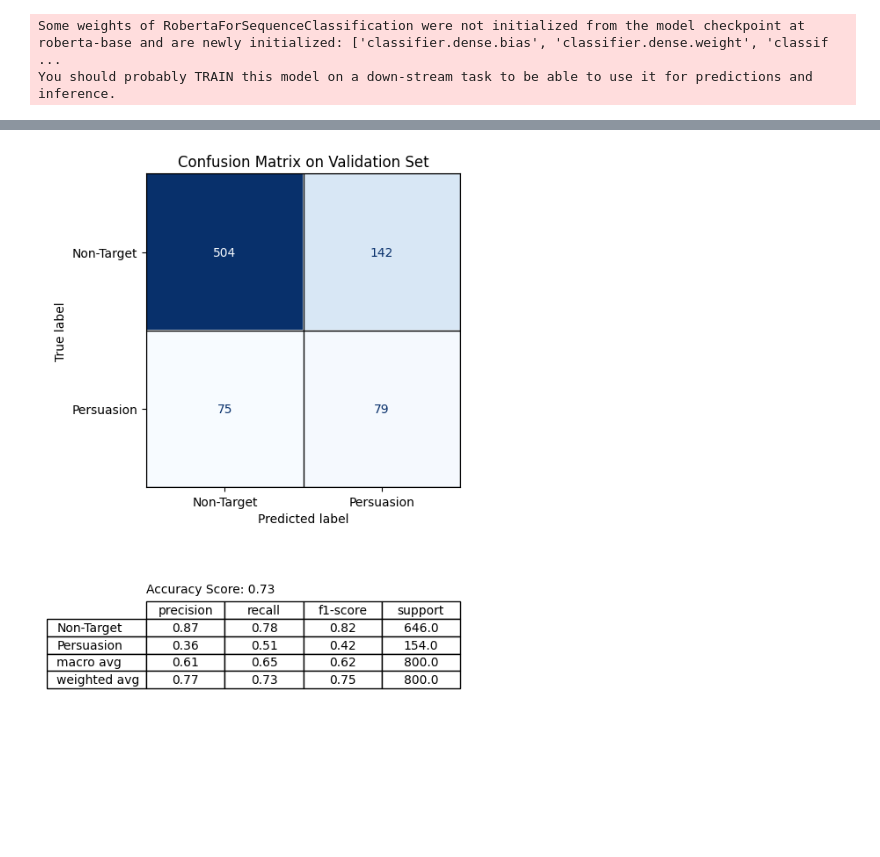
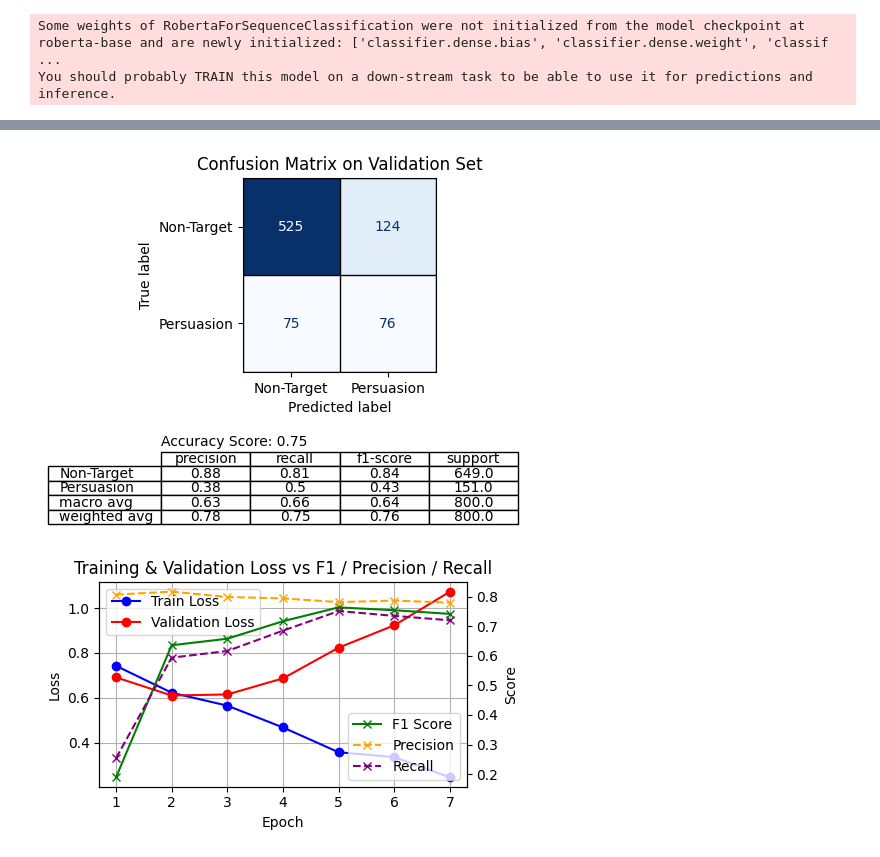
Before and after one commit to KJWesthoff/266FinalProject, a Jupyter notebook: WeightedSkew/RoBERTa_Binary_ManipDetection_PersuasionBinary_WeightedV1.ipynb, the cells around one changed output, grey strips where cells are left out. Drawn from its saved outputs; the diff is of its cells as text; code cells hidden in the pictures; blank space fills up the shorter version.

```diff
--- a/WeightedSkew/RoBERTa_Binary_ManipDetection_PersuasionBinary_WeightedV1.ipynb
+++ b/WeightedSkew/RoBERTa_Binary_ManipDetection_PersuasionBinary_WeightedV1.ipynb
@@ -308,7 +278,7 @@ training_args = TrainingArguments(
     load_best_model_at_end=True,
     run_name="bert-binary-manip",
     report_to="none",
-    learning_rate=2e-5,
+    learning_rate=1e-5,
 )
 # %%
 ## Evaluation metrics
@@ -489,36 +444,77 @@ main_df = report_df.drop(index='accuracy')
 accuracy_df = report_df.loc[['accuracy']]
 
 # Create figure
-fig, (ax1, ax2) = plt.subplots(2, 1, figsize=(5, 7), gridspec_kw={'height_ratios': [2, 0.5]})
+fig, (ax1, ax2) = plt.subplots(2, 1, figsize=(5, 4), gridspec_kw={'height_ratios': [2, 0.5]})
 
 # Plot confusion matrix
 disp.plot(cmap=plt.cm.Blues, ax=ax1, colorbar=False)
 ax1.set_title("Confusion Matrix on Validation Set")
 # Add gridlines around each cell in confusion matrix
 num_classes = cm.shape[0]
 for i in range(num_classes + 1):
     ax1.axhline(i - 0.5, color='black', linewidth=1)
     ax1.axvline(i - 0.5, color='black', linewidth=1)
 
 
 # Classification report
 ax2.axis('off')
-ax2.text(0, 1.1,f"Accuracy Score: {accuracy_df.values[0][0]}" , ha='left', va='top', fontsize=10)
+ax2.text(0, 1.6,f"Accuracy Score: {accuracy_df.values[0][0]}" , ha='left', va='top', fontsize=10)
 
 # Prediction report table
 main_table = ax2.table(cellText=main_df.values,
                        colLabels=main_df.columns,
                        rowLabels=main_df.index,
                        loc='center',
                        cellLoc='center')
 main_table.auto_set_font_size(False)
 main_table.set_fontsize(10)
 main_table.scale(1, 1)
 
 
 
 plt.tight_layout()
 plt.show()
 # %% [output]
 [interactive output not drawn]
-[figure, old version]
+[figure, new version]
+# %%
+import matplotlib.pyplot as plt
+import pandas as pd
+
+log_history = trainer.state.log_history
+
+# Separate training and evaluation entries
+eval_logs = [log for log in log_history if "eval_loss" in log]
+train_logs = [log for log in log_history if "loss" in log and "epoch" in log]
+
+# Convert to DataFrames
+df_eval = pd.DataFrame(eval_logs)
+df_train = pd.DataFrame(train_logs)
+
+# Merge by epoch
+df = pd.merge(df_eval, df_train[["epoch", "loss"]], on="epoch", how="left")
+
+# Plotting
+fig, ax1 = plt.subplots(figsize=(5, 3))
+
+# Plot training and validation loss
+ax1.plot(df['epoch'], df['loss'], label='Train Loss', color='blue', marker='o')
+ax1.plot(df['epoch'], df['eval_loss'], label='Validation Loss', color='red', marker='o')
+ax1.set_xlabel('Epoch')
+ax1.set_ylabel('Loss')
+ax1.legend(loc='upper left')
+ax1.grid(True)
+
+# Plot F1, Precision, Recall on secondary axis
+ax2 = ax1.twinx()
+ax2.plot(df['epoch'], df['eval_f1'], label='F1 Score', color='green', marker='x')
+ax2.plot(df['epoch'], df['eval_precision'], label='Precision', color='orange', linestyle='--', marker='x')
+ax2.plot(df['epoch'], df['eval_recall'], label='Recall', color='purple', linestyle='--', marker='x')
+ax2.set_ylabel('Score')
+ax2.legend(loc='lower right')
+
+plt.title('Training & Validation Loss vs F1 / Precision / Recall')
+plt.tight_layout()
+plt.show()
+# %% [output]
+[figure, added]
```
Also changed, not shown: parts of 9 cells of this notebook, 7 other files.
